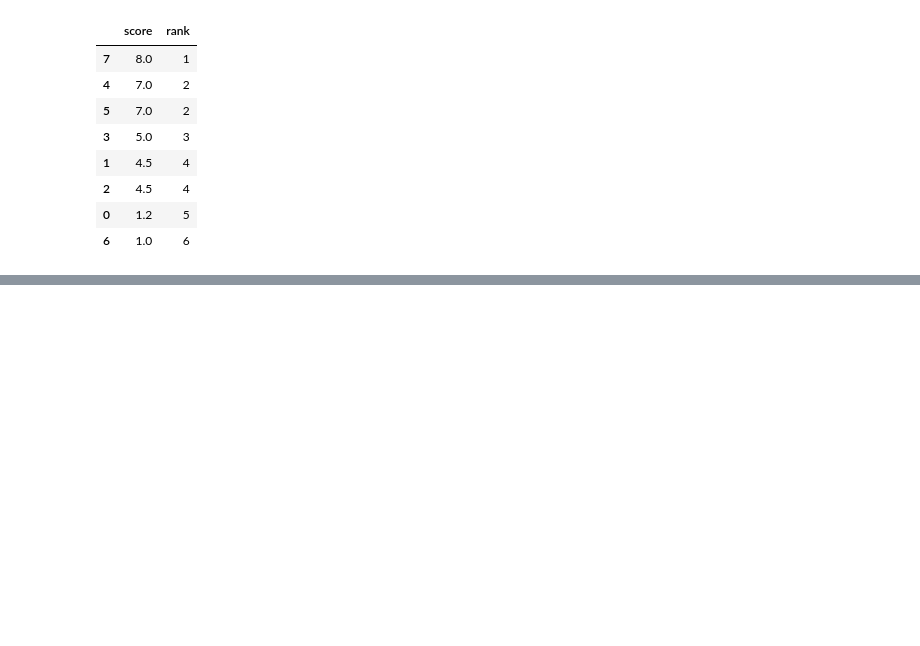
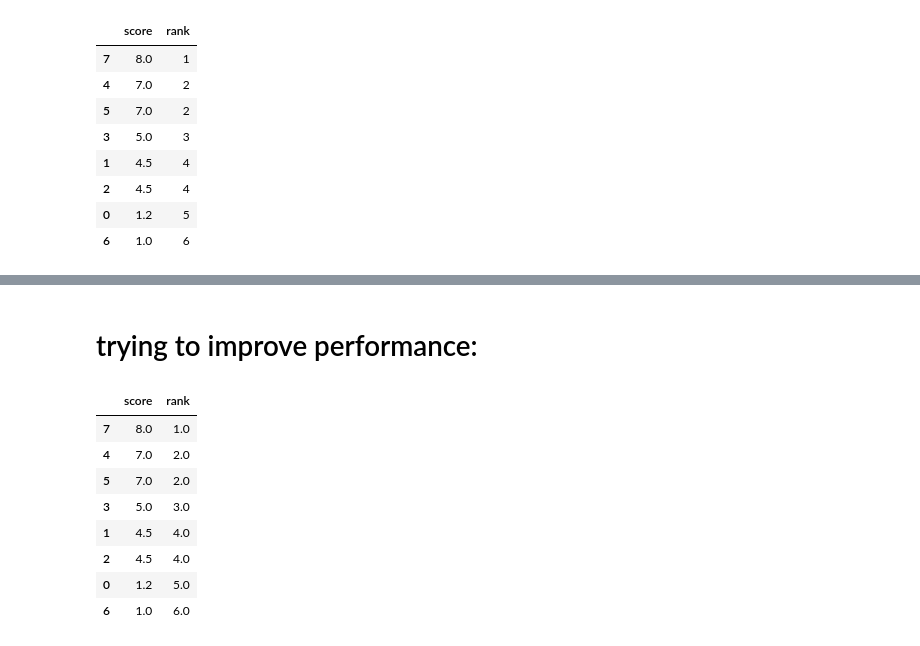
Before and after one commit to Skronski/LeetCode, a Jupyter notebook: 0178_rank_scores.ipynb, the cells around one changed output, grey strips where cells are left out. Saved outputs shown, nothing was run; the diff lists cells and outputs as text; code cells hidden in the pictures; blank space fills up the shorter version.

```diff
--- a/0178_rank_scores.ipynb
+++ b/0178_rank_scores.ipynb
@@ -54,0 +67,18 @@ order_scores(scores=scores)
+# %% [markdown]
+# trying to improve performance:
+# %%
+def order_scores(scores: pd.DataFrame) -> pd.DataFrame:
+    scores['rank'] = scores['score'].rank(method= 'dense', ascending=False)
+    return scores.drop(['id'], axis=1).sort_values(by='score', ascending=False)
+# %%
+order_scores(scores=scores)
+# %% [output]
+|  | score | rank |
+| 7 | 8.0 | 1.0 |
+| 4 | 7.0 | 2.0 |
+| 5 | 7.0 | 2.0 |
+| 3 | 5.0 | 3.0 |
+| 1 | 4.5 | 4.0 |
+| 2 | 4.5 | 4.0 |
+| 0 | 1.2 | 5.0 |
+| 6 | 1.0 | 6.0 |
```
Also changed, not shown: parts of 3 cells of this notebook.
